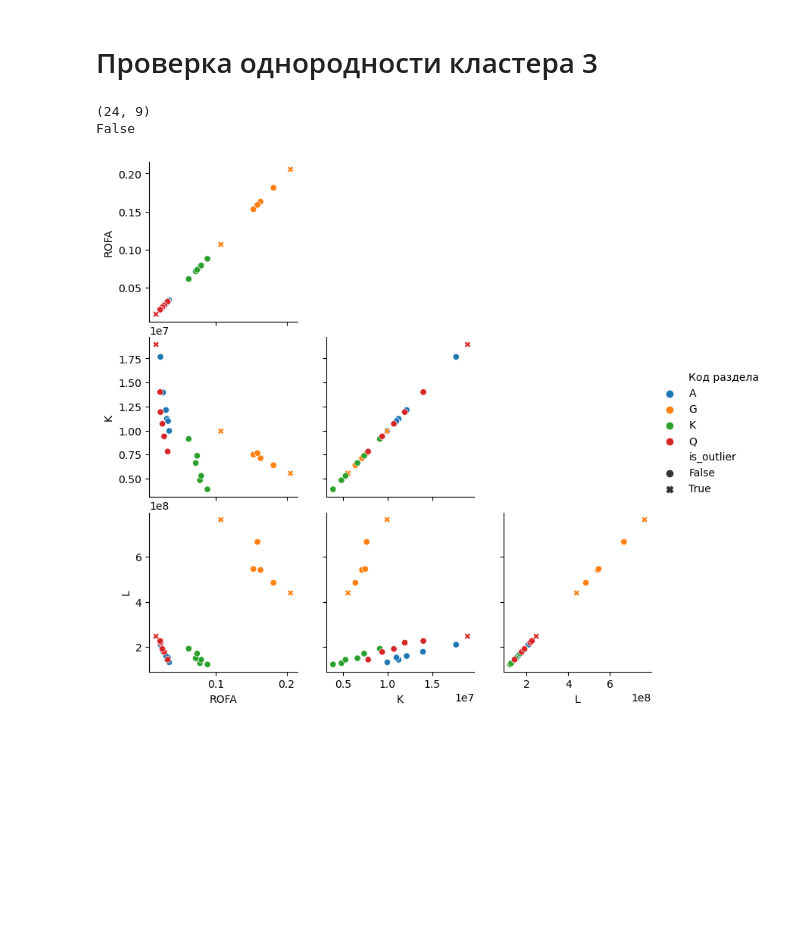
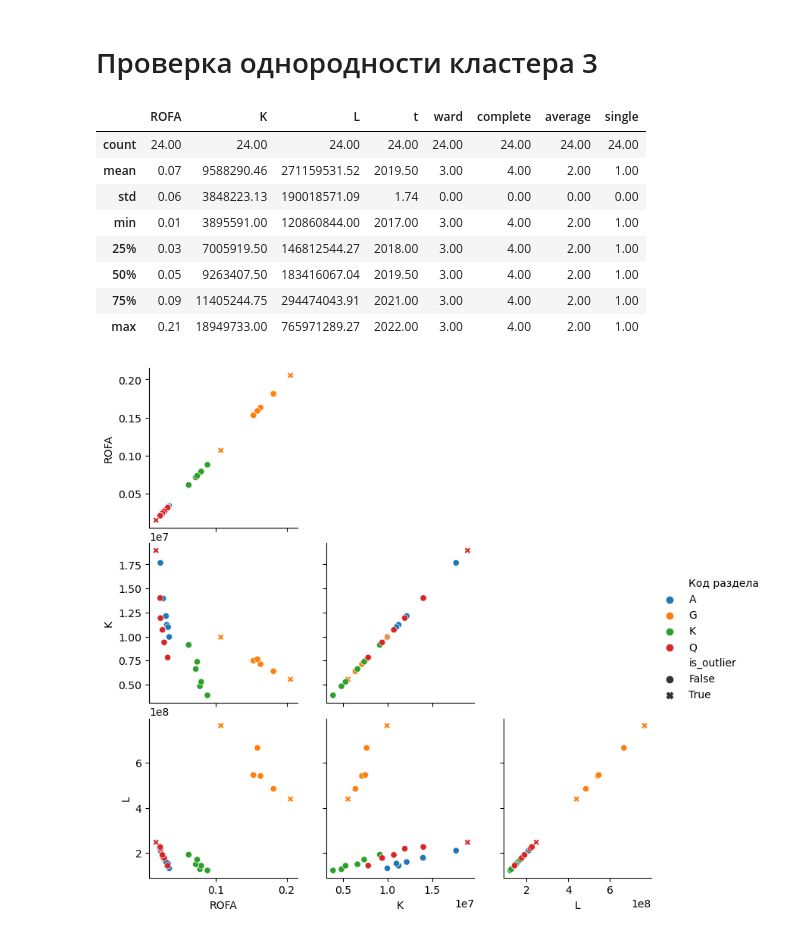
Before and after one commit to tony-pitchblack/---------------, a Jupyter notebook: clustering-structure.ipynb, the cells around one changed output. Drawn from its saved outputs; the diff is of its cells as text; code cells hidden in the pictures; blank space fills up the shorter version.

```diff
--- a/clustering-structure.ipynb
+++ b/clustering-structure.ipynb
@@ -378,11 +391,15 @@ strong multicollinearity or other numerical problems.
 # %%
 # Check for multivariate normality
 group_id = 3
 d_clust_g3 = data_clustered_full[data_clustered_full['ward'] == group_id]
-
-print(d_clust_g3.shape)
-hz, pval, normal = multivariate_normality(d_clust_g3.loc[:, ['K', 'L', 't']])
-print(normal)
+d_clust_g3.describe()
 # %% [output]
-(24, 9)
-False
+|  | ROFA | K | L | t | ward | complete | average | single |
+| count | 24.00 | 24.00 | 24.00 | 24.00 | 24.00 | 24.00 | 24.00 | 24.00 |
+| mean | 0.07 | 9588290.46 | 271159531.52 | 2019.50 | 3.00 | 4.00 | 2.00 | 1.00 |
+| std | 0.06 | 3848223.13 | 190018571.09 | 1.74 | 0.00 | 0.00 | 0.00 | 0.00 |
+| min | 0.01 | 3895591.00 | 120860844.00 | 2017.00 | 3.00 | 4.00 | 2.00 | 1.00 |
+| 25% | 0.03 | 7005919.50 | 146812544.27 | 2018.00 | 3.00 | 4.00 | 2.00 | 1.00 |
+| 50% | 0.05 | 9263407.50 | 183416067.04 | 2019.50 | 3.00 | 4.00 | 2.00 | 1.00 |
+| 75% | 0.09 | 11405244.75 | 294474043.91 | 2021.00 | 3.00 | 4.00 | 2.00 | 1.00 |
+| max | 0.21 | 18949733.00 | 765971289.27 | 2022.00 | 3.00 | 4.00 | 2.00 | 1.00 |
```
Also changed, not shown: parts of 10 cells of this notebook, 1 other file.
